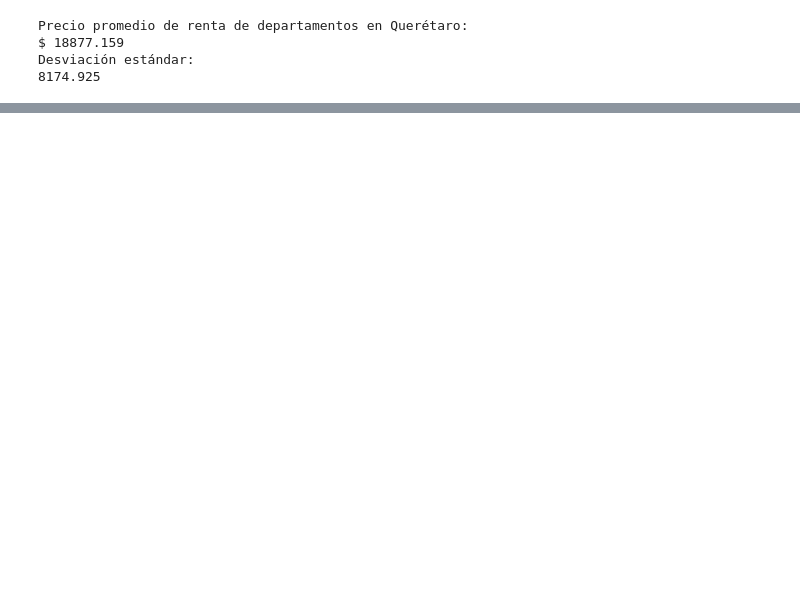
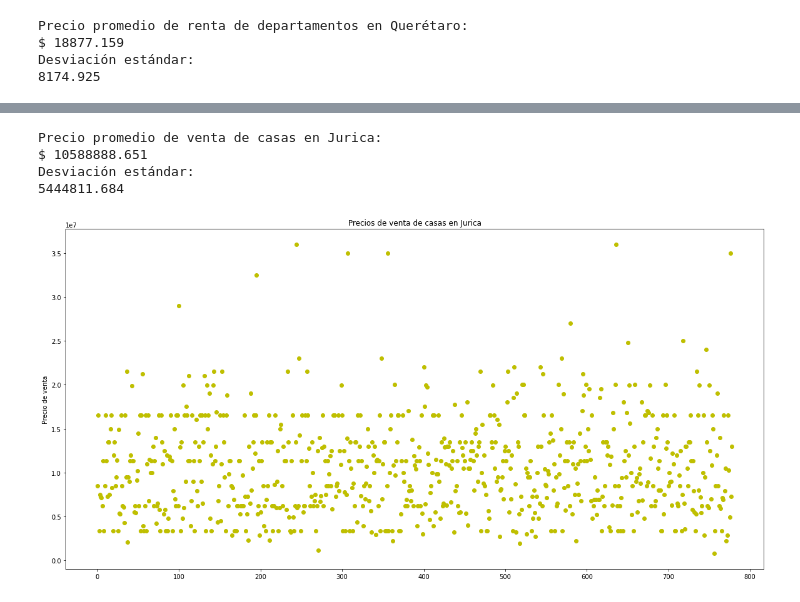
Before and after one commit to Jizquierdo08/Unidad1, a Jupyter notebook: desviacion-estandar.ipynb, the cells around one changed output, grey strips where cells are left out. Drawn from its saved outputs; the diff is of its cells as text; code cells hidden in the pictures; blank space fills up the shorter version.

```diff
--- a/desviacion-estandar.ipynb
+++ b/desviacion-estandar.ipynb
@@ -1,10 +1,11 @@
 # %%
 import pandas as pd
 import numpy as np
+import matplotlib.pyplot as plt
 
 df_dep = pd.read_csv('departamentos-nuevo.csv', dtype="string")
 df_casa = pd.read_csv('casas-act.csv', dtype="string")
-
+df = pd.read_csv('jurica.csv', dtype="string")
 
 def convertir(precios):
     lista=[]
@@ -52,0 +54,24 @@ Desviación estándar:
+# %%
+df['nprecio']=df['precio'].str.replace("MN ", "", regex=True).str.replace("$","",regex=False).str.replace(",","",regex=False)
+df['nprecio']=pd.to_numeric(df["nprecio"], errors="coerce")
+df['nprecio']=df['nprecio'].replace(0,np.NaN)
+print('Precio promedio de venta de casas en Jurica: ')
+print("$",round(df['nprecio'].mean(),3))
+print('Desviación estándar: ')
+print(round(np.std(df['nprecio']),3))
+print()
+
+fig1 = plt.figure()
+fig1.set_figheight(10)
+fig1.set_figwidth(20)
+plt.plot(df['nprecio'],'yo')
+plt.ylabel('Precio de venta')
+plt.title("Precios de venta de casas en Jurica")
+
+plt.show()
+# %% [output]
+Precio promedio de venta de casas en Jurica:
+$ 10588888.651
+Desviación estándar:
+5444811.684
+[figure, added]
```
Also changed, not shown: parts of 1 cell of this notebook, 2 other files.
